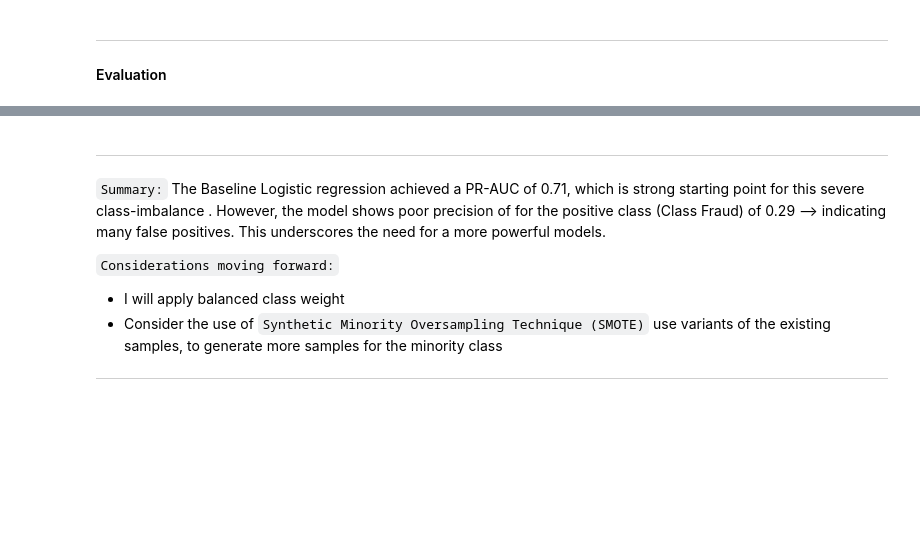
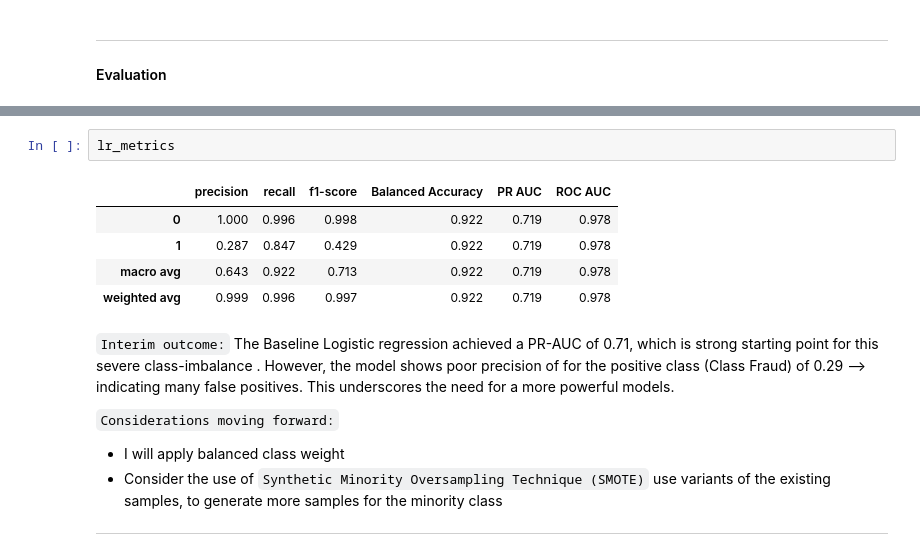
Before and after one commit to muhannad-imam/fraud-risk-modeling, a Jupyter notebook: notebooks/04_modeling.ipynb, the cells around one changed output, grey strips where cells are left out. Drawn from its saved outputs; the diff is of its cells as text; blank space fills up the shorter version.

```diff
--- a/notebooks/04_modeling.ipynb
+++ b/notebooks/04_modeling.ipynb
@@ -105,6 +91,14 @@ PR-AUC: 0.7190046148522802
+# %%
+lr_metrics
+# %% [output]
+|  | precision | recall | f1-score | Balanced Accuracy | PR AUC | ROC AUC |
+| 0 | 1.000 | 0.996 | 0.998 | 0.922 | 0.719 | 0.978 |
+| 1 | 0.287 | 0.847 | 0.429 | 0.922 | 0.719 | 0.978 |
+| macro avg | 0.643 | 0.922 | 0.713 | 0.922 | 0.719 | 0.978 |
+| weighted avg | 0.999 | 0.996 | 0.997 | 0.922 | 0.719 | 0.978 |
 # %% [markdown]
------
-`Summary:`
+
+`Interim outcome:`
 The Baseline Logistic regression achieved a PR-AUC of 0.71, which is strong starting point for this severe class-imbalance . However, the model shows poor precision of for the positive class (Class Fraud) of 0.29 --> indicating many false positives. This underscores the need for a more  powerful models.
 
 `Considerations moving forward:`
```
Also changed, not shown: parts of 14 cells of this notebook.
